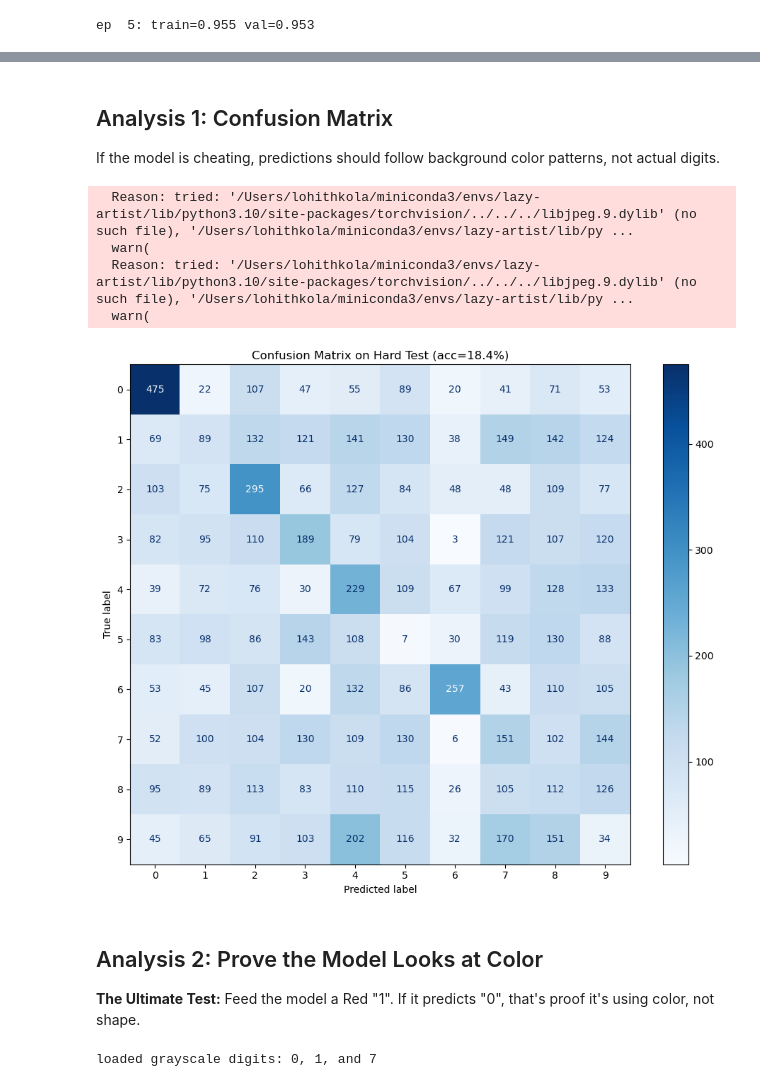
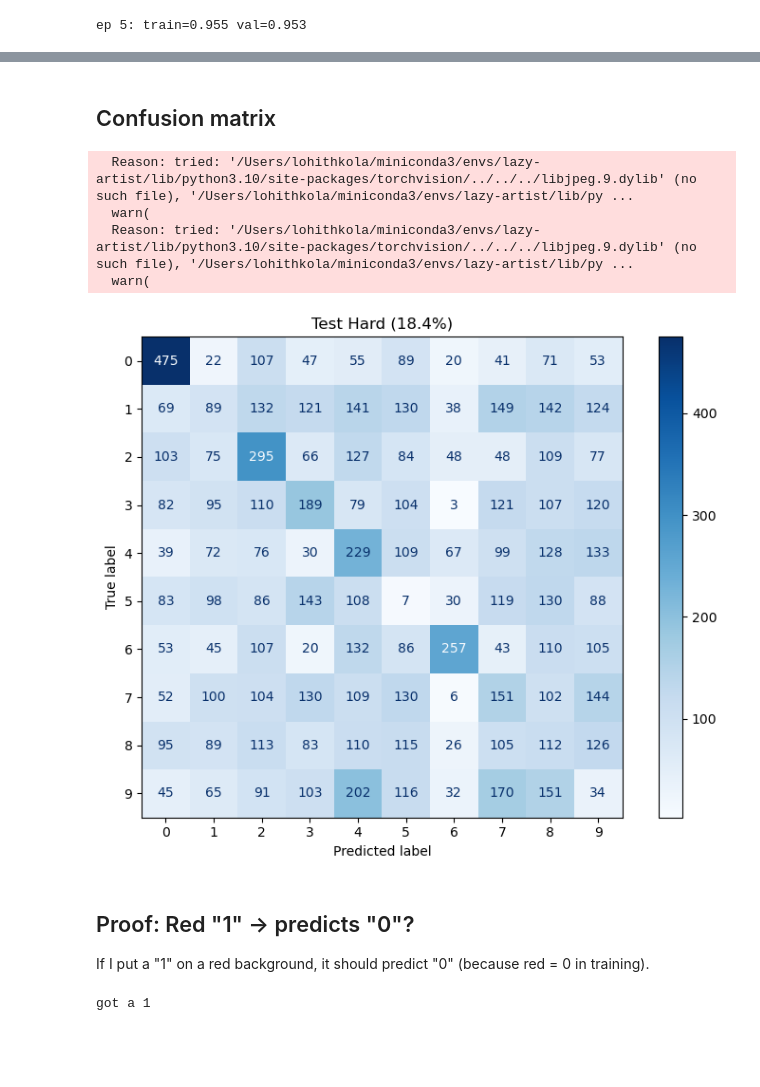
Before and after one commit to lohithkola06/The-Lazy-Artist, a Jupyter notebook: notebooks/01_baseline.ipynb, the cells around one changed output, grey strips where cells are left out. Drawn from its saved outputs; the diff is of its cells as text; code cells hidden in the pictures; blank space fills up the shorter version.

```diff
--- a/notebooks/01_baseline.ipynb
+++ b/notebooks/01_baseline.ipynb
@@ -91,17 +48,7 @@ Total: ~8K parameters (intentionally tiny to encourage shortcut learning)
 # %%
-model_cfg = {
-    "name": "simple_cnn",
-    "in_channels": 3,
-    "num_classes": 10,
-    "width": 6,  # 4 -> 8 -> 16 filters per layer
-}
-
-model = build_model(model_cfg).to(device)
+model = build_model({"name": "simple_cnn", "width": 6}).to(device)
 print(model)
-
-# Count parameters
-total_params = sum(p.numel() for p in model.parameters())
-print(f"\nTotal parameters: {total_params:,}")
+print(f"\n{sum(p.numel() for p in model.parameters()):,} params")
 # %% [output]
 SimpleCNN(
   (features): Sequential(
@@ -147,8 +92,7 @@ def evaluate(model, loader):
     correct, n = 0, 0
     for x, y in loader:
         x, y = x.to(device), y.to(device)
-        out = model(x)
-        correct += (out.argmax(1) == y).sum().item()
+        correct += (model(x).argmax(1) == y).sum().item()
         n += x.size(0)
     return correct / n
 # %%
@@ -288,67 +206,47 @@ Hard (Test):   18.38%
 # %% [markdown]
-## Analysis 1: Confusion Matrix
-
-If the model is cheating, predictions should follow background color patterns, not actual digits.
+## Confusion matrix
 # %%
 @torch.no_grad()
-def get_predictions(model_to_eval, loader):
-    model_to_eval.eval()
-    all_y, all_pred = [], []
+def get_preds(model, loader):
+    model.eval()
+    ys, preds = [], []
     for x, y in loader:
-        out = model_to_eval(x.to(device))
-        all_y.append(y)
-        all_pred.append(out.argmax(1).cpu())
-    return torch.cat(all_y), torch.cat(all_pred)
+        preds.append(model(x.to(device)).argmax(1).cpu())
+        ys.append(y)
+    return torch.cat(ys), torch.cat(preds)
 
-y_true, y_pred = get_predictions(model, loaders["test_hard"])
+y_true, y_pred = get_preds(model, loaders["test_hard"])
+cm = confusion_matrix(y_true.numpy(), y_pred.numpy())
 
-cm = confusion_matrix(y_true.numpy(), y_pred.numpy())
-disp = ConfusionMatrixDisplay(cm, display_labels=list(range(10)))
-fig, ax = plt.subplots(figsize=(10, 8))
-disp.plot(ax=ax, cmap="Blues", values_format="d")
-ax.set_title(f"Confusion Matrix on Hard Test (acc={test_hard_acc:.1%})")
+fig, ax = plt.subplots(figsize=(8, 6))
+ConfusionMatrixDisplay(cm).plot(ax=ax, cmap="Blues", values_format="d")
+ax.set_title(f"Test Hard ({test_acc:.1%})")
 plt.tight_layout()
 plt.show()
 # %% [output]
   Reason: tried: '/Users/lohithkola/miniconda3/envs/lazy-artist/lib/python3.10/site-packages/torchvision/../../../libjpeg.9.dylib' (no such file), '/Users/lohithkola/miniconda3/envs/lazy-artist/lib/py ...
   warn(
   Reason: tried: '/Users/lohithkola/miniconda3/envs/lazy-artist/lib/python3.10/site-packages/torchvision/../../../libjpeg.9.dylib' (no such file), '/Users/lohithkola/miniconda3/envs/lazy-artist/lib/py ...
   warn(
-[figure, old version]
+[figure, new version]
 # %% [markdown]
-## Analysis 2: Prove the Model Looks at Color
+## Proof: Red "1" → predicts "0"?
 
-**The Ultimate Test:** Feed the model a Red "1". If it predicts "0", that's proof it's using color, not shape.
+If I put a "1" on a red background, it should predict "0" (because red = 0 in training).
 # %%
-# grab raw mnist to get clean grayscale digits
 from torchvision.datasets import MNIST
 from torchvision import transforms
 import random
 
 mnist = MNIST("../data/colored_mnist/_mnist_cache", train=False, download=False)
 
-# find a "1" - this is digit 1 whose dominant background is green (color 1)
-for i in range(len(mnist)):
-    img, label = mnist[i]
-    if label == 1:
+# grab a "1"
+for img, lbl in mnist:
+    if lbl == 1:
         gray_1 = transforms.ToTensor()(img).squeeze()
         break
 
-# find a "7" - this is digit 7 whose dominant background is pink (color 7)
-for i in range(len(mnist)):
-    img, label = mnist[i]
-    if label == 7:
-        gray_7 = transforms.ToTensor()(img).squeeze()
-        break
-
-# find a "0" - this is digit 0 whose dominant background is red (color 0)
-for i in range(len(mnist)):
-    img, label = mnist[i]
-    if label == 0:
-        gray_0 = transforms.ToTensor()(img).squeeze()
-        break
-
-print("loaded grayscale digits: 0, 1, and 7")
+print("got a 1")
 # %% [output]
-loaded grayscale digits: 0, 1, and 7
+got a 1
 # %%
```
Also changed, not shown: parts of 15 cells of this notebook, 6 other files.
